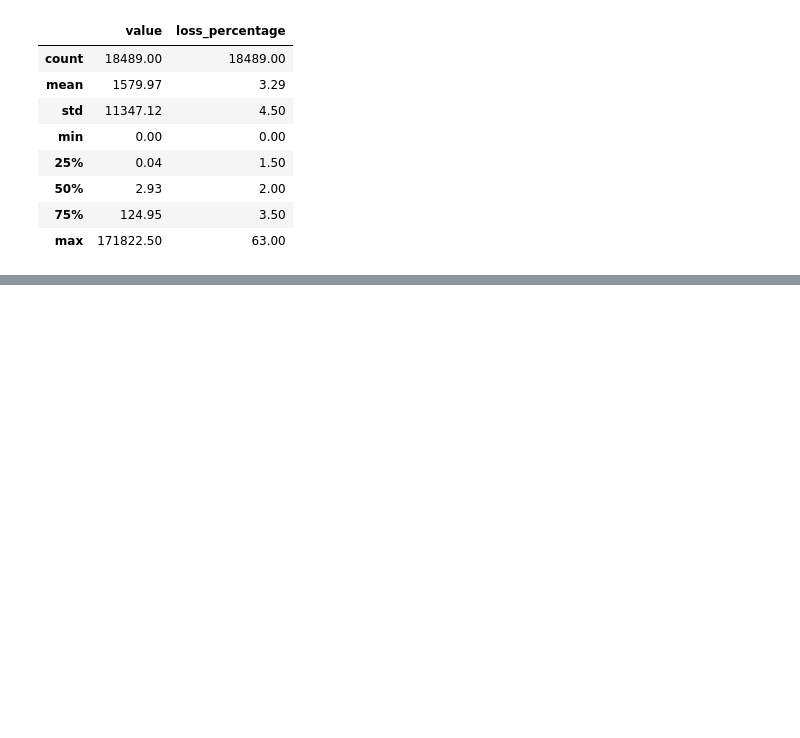
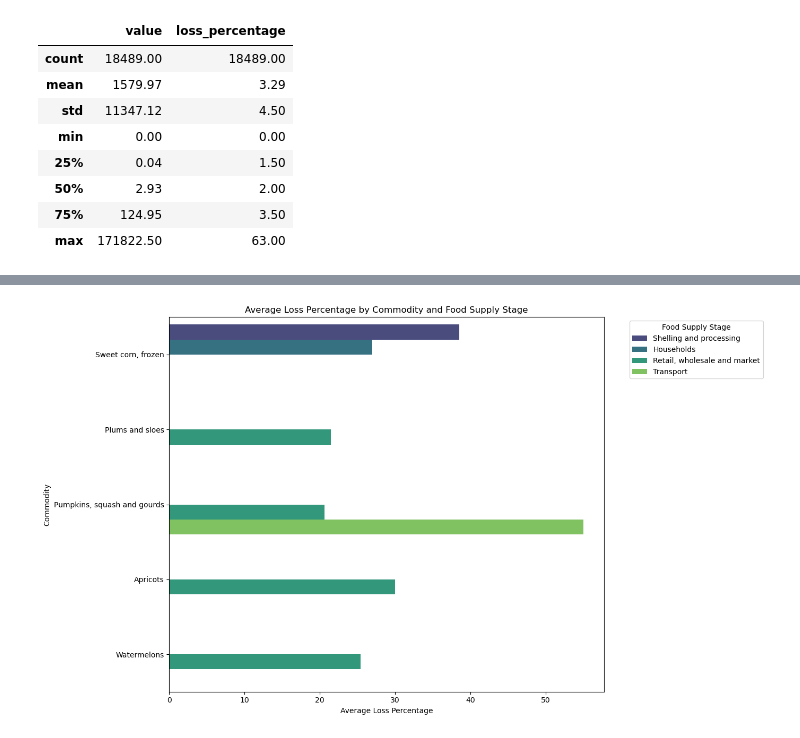
Before and after one commit to AlexRibeiro95/Project_FoodWaste, a Jupyter notebook: EDA/Main.ipynb, the cells around one changed output, grey strips where cells are left out. Saved outputs shown, nothing was run; the diff lists cells and outputs as text; code cells hidden in the pictures; blank space fills up the shorter version.

```diff
--- a/EDA/Main.ipynb
+++ b/EDA/Main.ipynb
@@ -140,0 +275,9 @@ Name: count, Length: 100, dtype: int64
+# %%
+# Select top commodities by average loss percentage
+top_commodities = merged_df.groupby('commodity')['loss_percentage'].mean().nlargest(5).index
+
+# Filter the dataset to include only the top commodities
+filtered_df = merged_df[merged_df['commodity'].isin(top_commodities)]
+
+# Display the filtered dataset
+filtered_df.head()
@@ -140,0 +317,12 @@ Name: count, Length: 100, dtype: int64
+# %%
+# Bar plot for average loss percentage by commodity and stage
+plt.figure(figsize=(14, 8))
+sns.barplot(x='loss_percentage', y='commodity', hue='food_supply_stage', data=filtered_df, palette='viridis')
+plt.title('Average Loss Percentage by Commodity and Food Supply Stage')
+plt.xlabel('Average Loss Percentage')
+plt.ylabel('Commodity')
+plt.legend(title='Food Supply Stage', bbox_to_anchor=(1.05, 1), loc='upper left')
+plt.tight_layout()
+plt.show()
+# %% [output]
+[figure, added]
```
Also changed, not shown: parts of 15 cells of this notebook.
